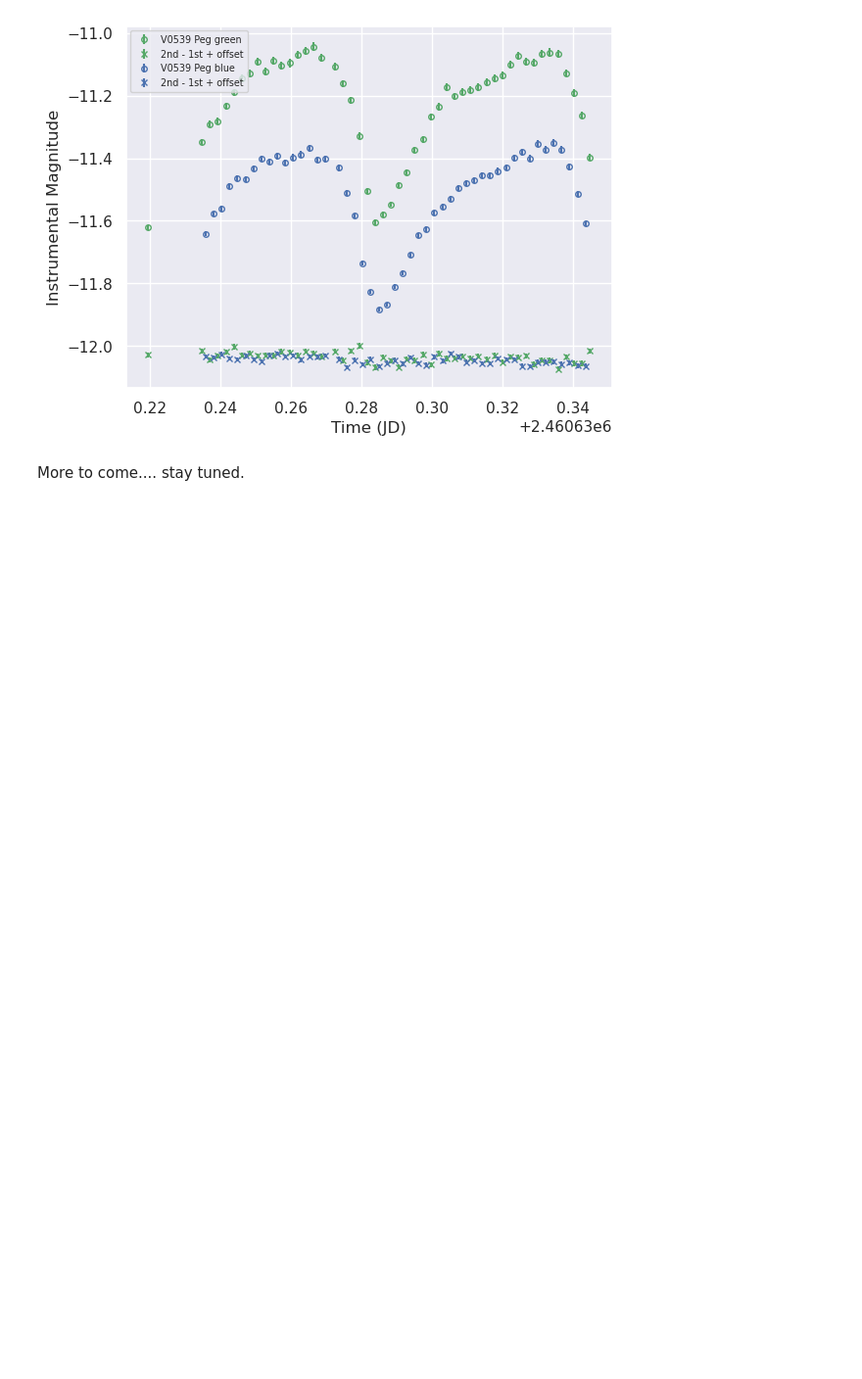
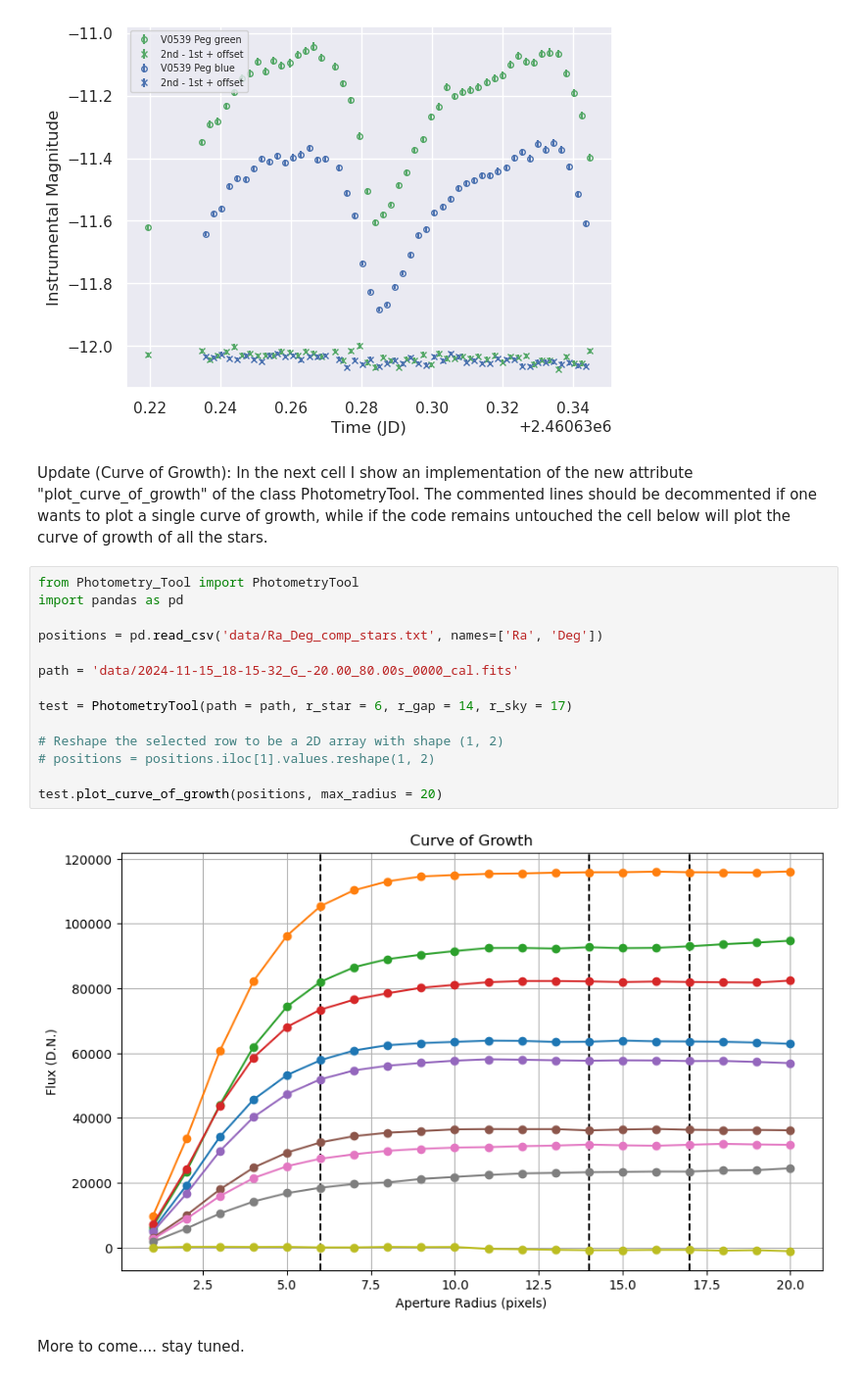
Before and after one commit to LuigiSotgiu/Photometry, a Jupyter notebook: main.ipynb, the cells around one changed output. Shown: that part at 98% size. Cells and saved outputs as stored; diff of their text form; blank space fills up the shorter version.

Commit message:
Update main
Added the implementation of the "plot_curve_of_growth" attribute of the class.

```diff
--- a/main.ipynb
+++ b/main.ipynb
@@ -69,5 +69,23 @@ Plot_Diff_Phot(dataset_green = green_dataset, dataset_blue = blue_dataset,
                offset = -12.3, green_plot = True, blue_plot = True)
 # %% [output]
 [figure]
+# %% [markdown]
+Update (Curve of Growth): In the next cell I show an implementation of the new attribute "plot_curve_of_growth" of the class PhotometryTool. The commented lines should be decommented if one wants to plot a single curve of growth, while if the code remains untouched the cell below will plot the curve of growth of all the stars.
+# %%
+from Photometry_Tool import PhotometryTool
+import pandas as pd
+
+positions = pd.read_csv('data/Ra_Deg_comp_stars.txt', names=['Ra', 'Deg'])
+
+path = 'data/2024-11-15_18-15-32_G_-20.00_80.00s_0000_cal.fits'
+
+test = PhotometryTool(path = path, r_star = 6, r_gap = 14, r_sky = 17)
+
+# Reshape the selected row to be a 2D array with shape (1, 2)
+# positions = positions.iloc[1].values.reshape(1, 2)
+
+test.plot_curve_of_growth(positions, max_radius = 20)
+# %% [output]
+[figure, added]
 # %% [markdown]
 More to come.... stay tuned.
```
